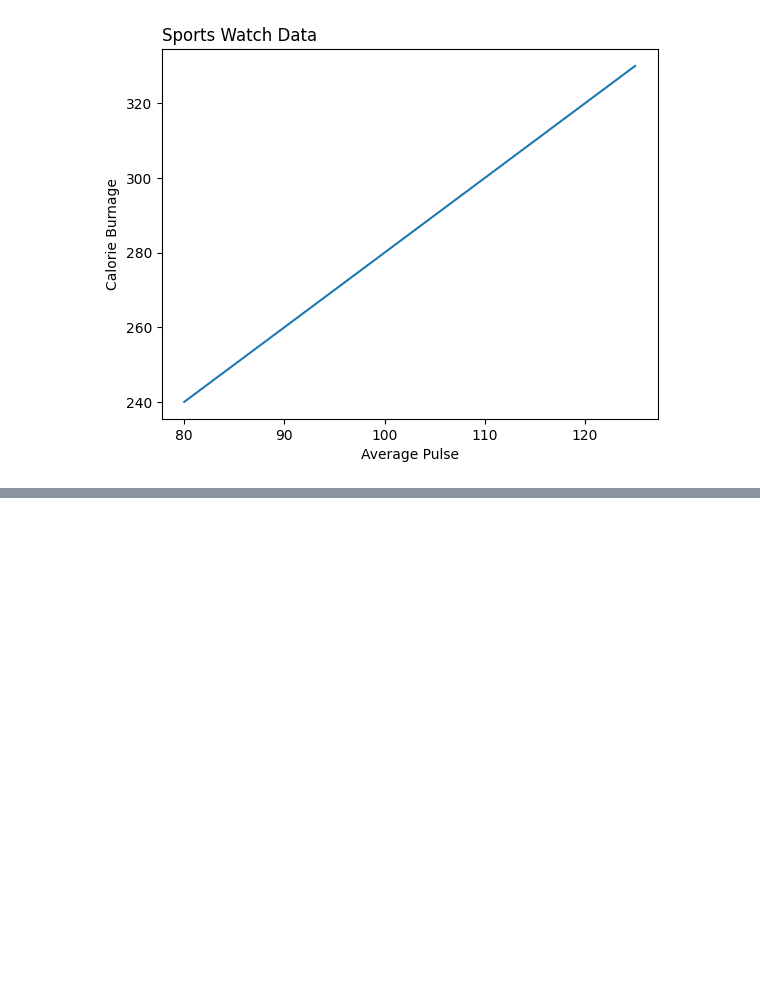
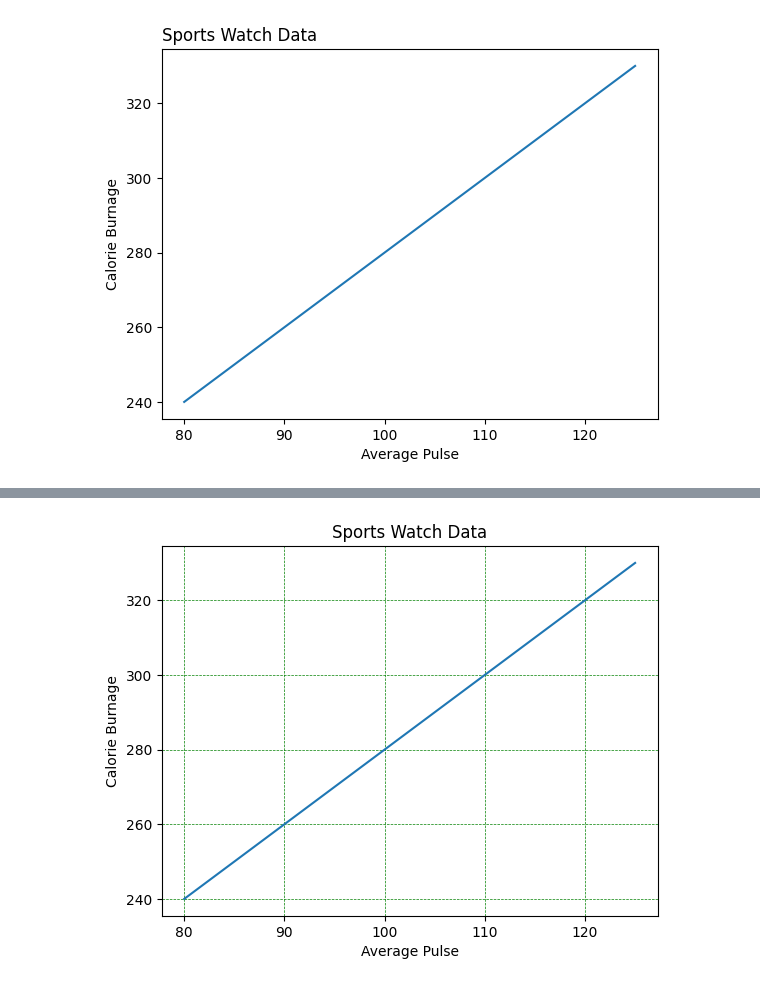
Before and after one commit to MAK8405/Matplotlib-Hub, a Jupyter notebook: matplotlib.ipynb, the cells around one changed output, grey strips where cells are left out. Saved outputs shown, nothing was run; the diff lists cells and outputs as text; code cells hidden in the pictures; blank space fills up the shorter version.

```diff
--- a/matplotlib.ipynb
+++ b/matplotlib.ipynb
@@ -329,0 +381,16 @@ plt.show()
+# %%
+import numpy as np
+import matplotlib.pyplot as plt
+
+x = np.array([80, 85, 90, 95, 100, 105, 110, 115, 120, 125])
+y = np.array([240, 250, 260, 270, 280, 290, 300, 310, 320, 330])
+
+plt.title("Sports Watch Data")
+plt.xlabel("Average Pulse")
+plt.ylabel("Calorie Burnage")
+
+plt.plot(x, y)
+plt.grid(c="green", ls="--", lw=0.5)
+plt.show()
+# %% [output]
+[figure, added]
```
Also changed, not shown: parts of 4 cells of this notebook.
